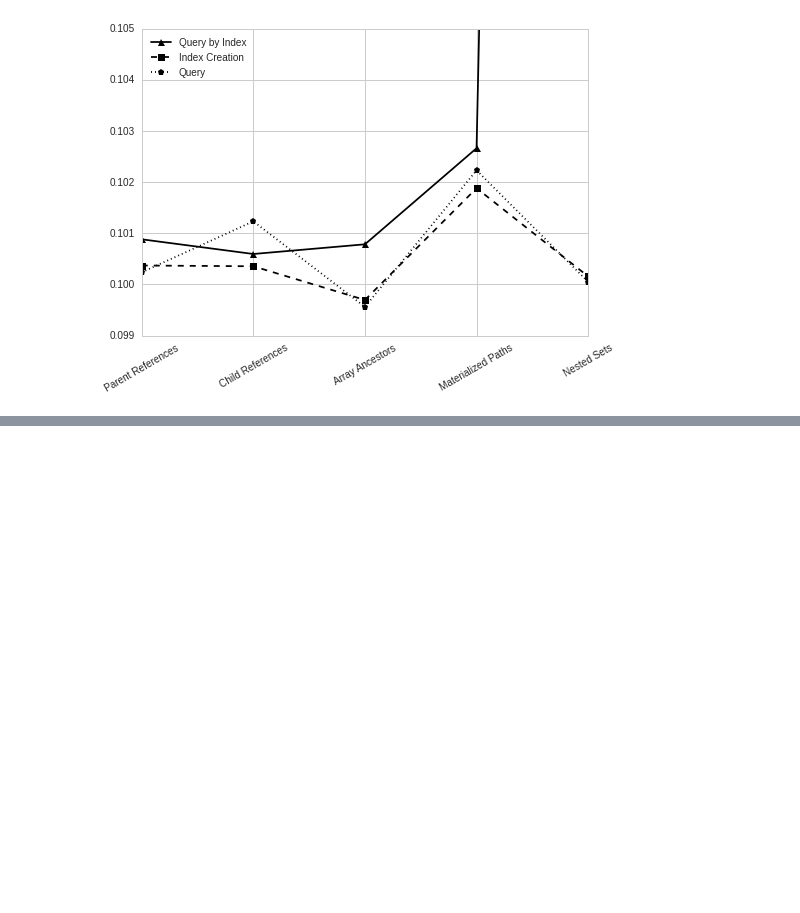
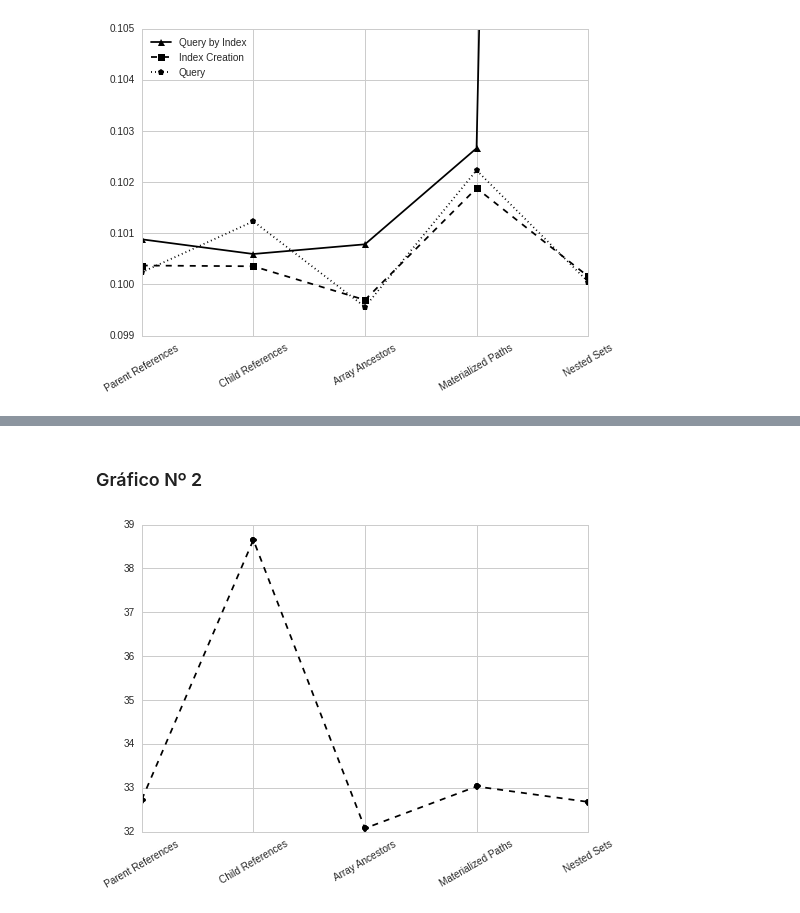
Before and after one commit to miltonlab/pyresearch, a Jupyter notebook: trees-mongodb/Trees NOSQL MongoDB.ipynb, the cells around one changed output, grey strips where cells are left out. Drawn from its saved outputs; the diff is of its cells as text; code cells hidden in the pictures; blank space fills up the shorter version.

Commit message:
finished images: trees-nosql

```diff
--- a/trees-mongodb/Trees NOSQL MongoDB.ipynb
+++ b/trees-mongodb/Trees NOSQL MongoDB.ipynb
@@ -529,0 +530,3 @@ results2 = pd.DataFrame()
+# %%
+results2 = results[['Pattern', 'Insert']]
+results2
@@ -529,0 +540,12 @@ results2 = pd.DataFrame()
+# %% [markdown]
+### Gráfico Nº 2
+# %%
+plt.plot(results.Insert, 'ko--', label="Inserts")
+# Inreasing y limit to major visualization
+#plt.ylim(0.09900, 0.105)
+# Setting pattern names at x axis
+plt.xticks([0,1,2,3,4], results2.Pattern.tolist(), rotation='30')
+#plt.legend(loc=2)
+plt.savefig('images/speeds2.png')
+# %% [output]
+[figure, added]
```
Also changed, not shown: parts of 7 cells of this notebook, 2 other files.
